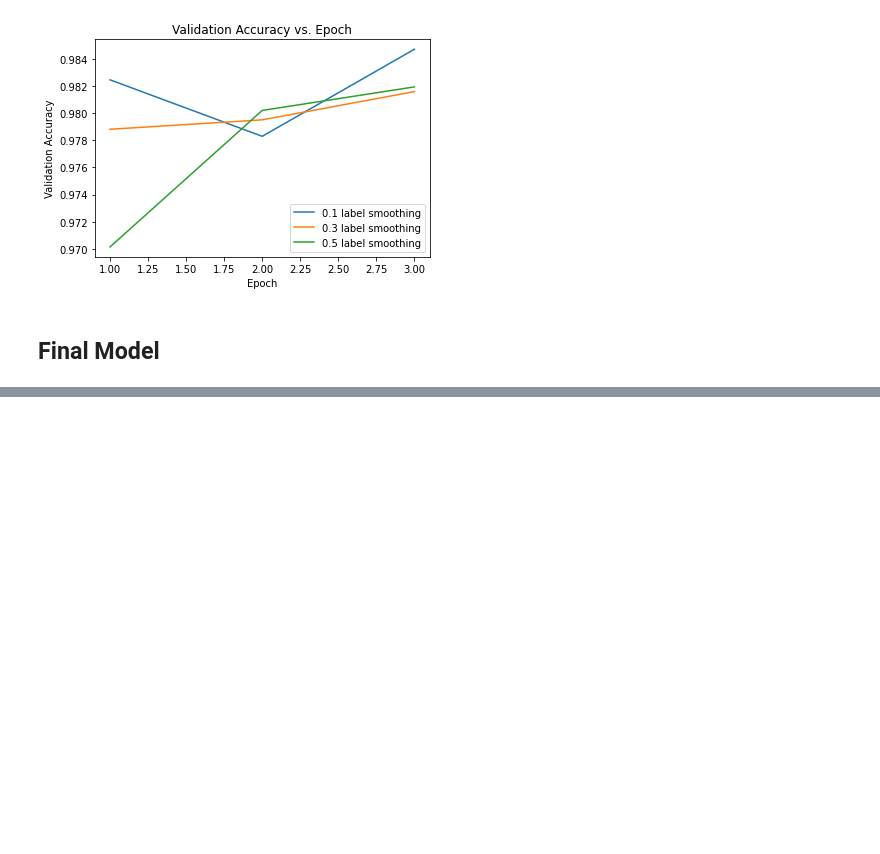
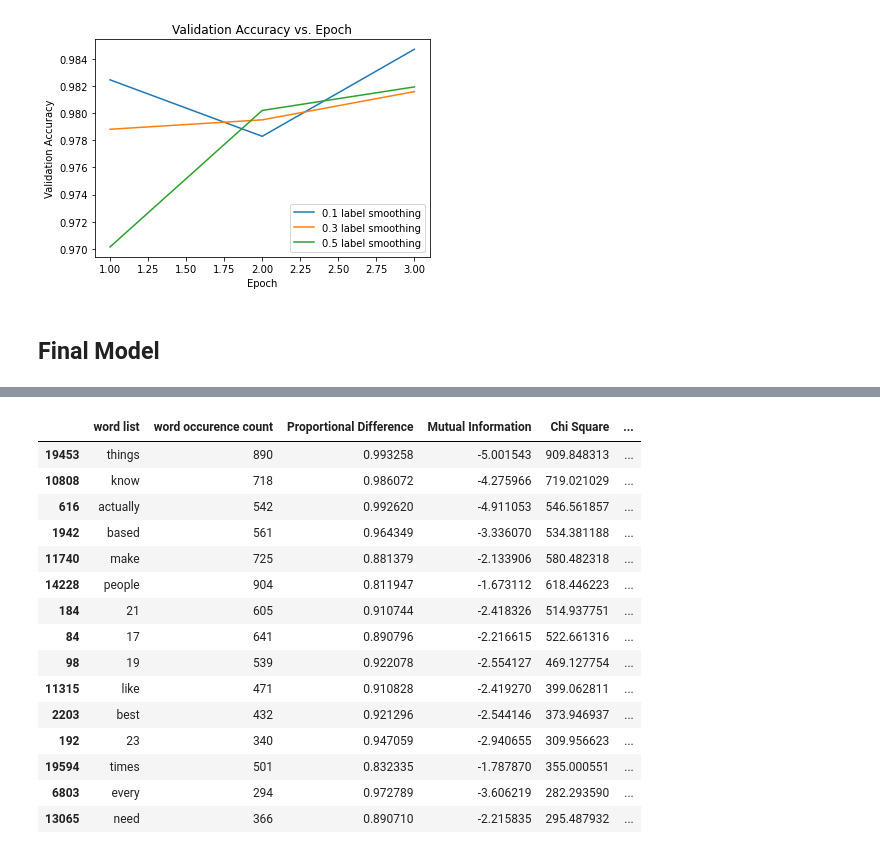
Before and after one commit to mtp9k/Identifying-Clickbait-SYS-60616-, a Jupyter notebook: project_colab.ipynb, the cells around one changed output, grey strips where cells are left out. Drawn from its saved outputs; the diff is of its cells as text; code cells hidden in the pictures; blank space fills up the shorter version.

```diff
--- a/project_colab.ipynb
+++ b/project_colab.ipynb
@@ -861,0 +1093,8 @@ twitter dataset evaluation accuracy:
+# %%
+from sklearn.feature_extraction.text import TfidfVectorizer
+from sklearn.feature_extraction.text import CountVectorizer
+import pandas as pd
+import nltk
+df = pd.read_csv('clickbait_train.csv')
+documents= df['headline'].values
+labels = df['clickbait'].values
@@ -861,0 +1117,10 @@ twitter dataset evaluation accuracy:
+# %%
+from TextFeatureSelection import TextFeatureSelection
+from nltk.corpus import stopwords
+#https://pypi.org/project/TextFeatureSelection/
+#Multiclass classification problem
+input_doc_list=['i am very happy','i just had an awesome weekend','this is a very difficult terrain to trek. i wish i stayed back at home.','i just had lunch','Do you want chips?']
+target=['Positive','Positive','Negative','Neutral','Neutral']
+fsOBJ=TextFeatureSelection(target=list(labels),input_doc_list=list(documents),stop_words=stopwords.words('english'))
+result_df=fsOBJ.getScore()
+print(result_df)
@@ -861,0 +1142,19 @@ twitter dataset evaluation accuracy:
+# %%
+result_df.sort_values(by='Information Gain',ascending=False)[0:15]
+# %% [output]
+|  | word list | word occurence count | Proportional Difference | Mutual Information | Chi Square | ... |
+| 19453 | things | 890 | 0.993258 | -5.001543 | 909.848313 | ... |
+| 10808 | know | 718 | 0.986072 | -4.275966 | 719.021029 | ... |
+| 616 | actually | 542 | 0.992620 | -4.911053 | 546.561857 | ... |
+| 1942 | based | 561 | 0.964349 | -3.336070 | 534.381188 | ... |
+| 11740 | make | 725 | 0.881379 | -2.133906 | 580.482318 | ... |
+| 14228 | people | 904 | 0.811947 | -1.673112 | 618.446223 | ... |
+| 184 | 21 | 605 | 0.910744 | -2.418326 | 514.937751 | ... |
+| 84 | 17 | 641 | 0.890796 | -2.216615 | 522.661316 | ... |
+| 98 | 19 | 539 | 0.922078 | -2.554127 | 469.127754 | ... |
+| 11315 | like | 471 | 0.910828 | -2.419270 | 399.062811 | ... |
+| 2203 | best | 432 | 0.921296 | -2.544146 | 373.946937 | ... |
+| 192 | 23 | 340 | 0.947059 | -2.940655 | 309.956623 | ... |
+| 19594 | times | 501 | 0.832335 | -1.787870 | 355.000551 | ... |
+| 6803 | every | 294 | 0.972789 | -3.606219 | 282.293590 | ... |
+| 13065 | need | 366 | 0.890710 | -2.215835 | 295.487932 | ... |
```
Also changed, not shown: parts of 32 cells of this notebook, 11 other files.
